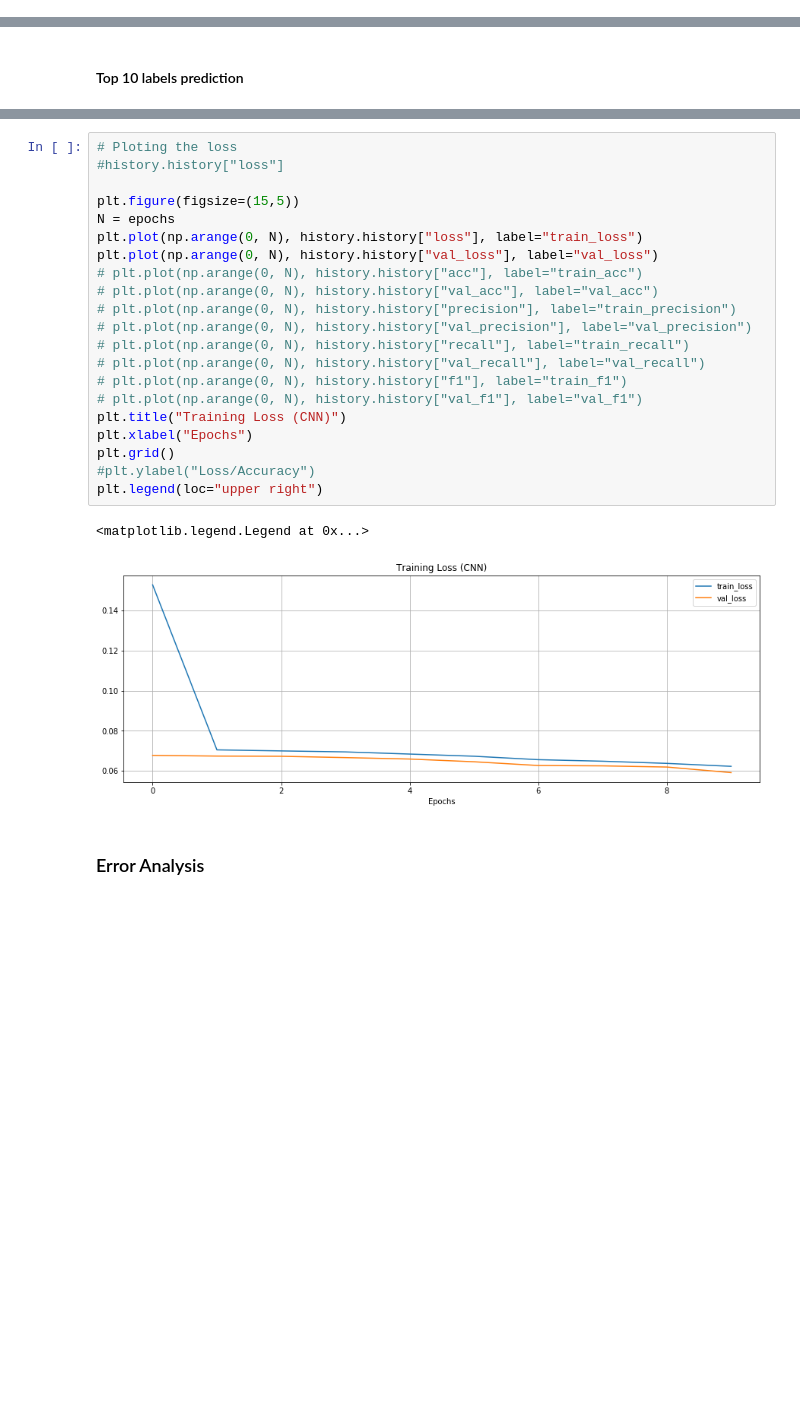
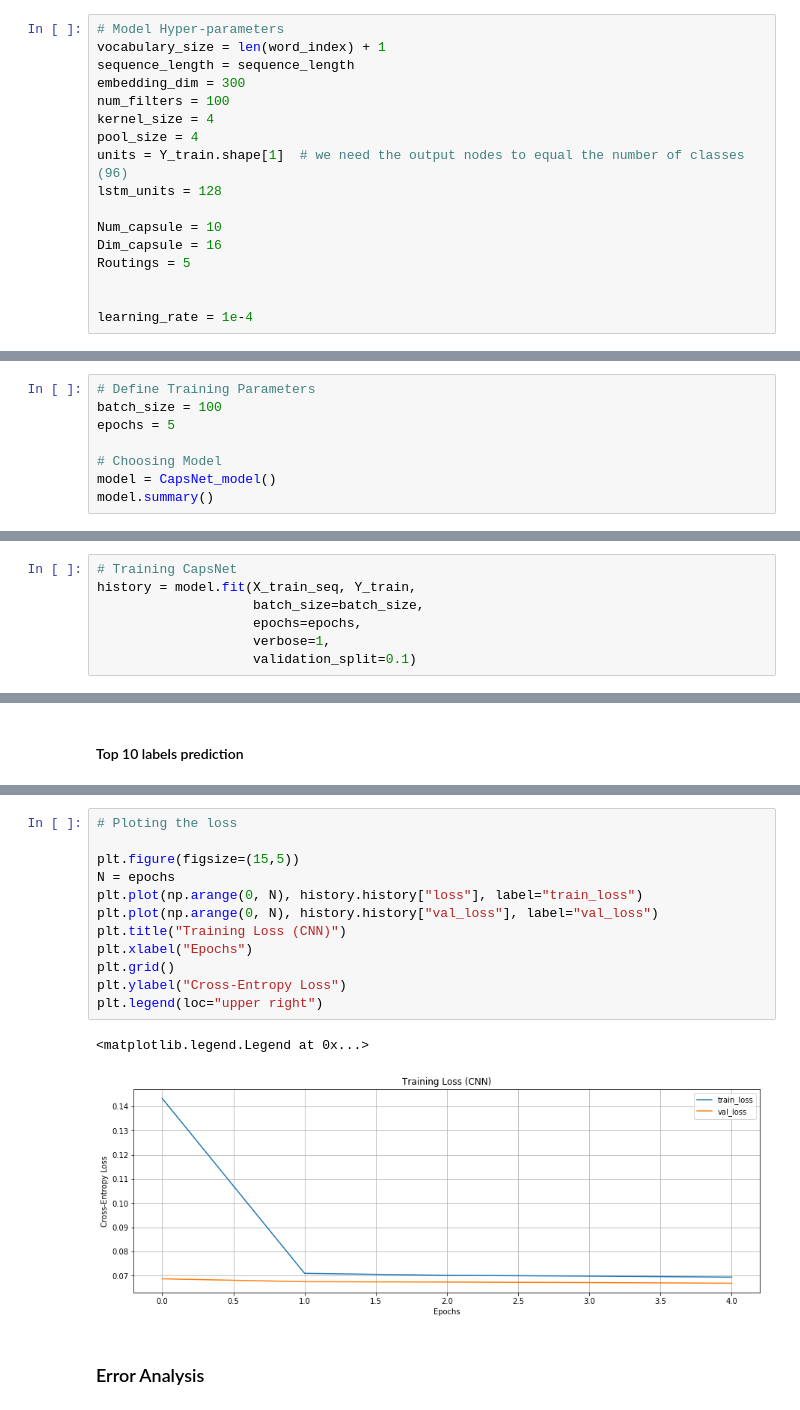
Before and after one commit to saurav-datta/patent_classification-Keras, a Jupyter notebook: Main_Notebook_New.ipynb, the cells around one changed output, grey strips where cells are left out. Cells and saved outputs as stored; diff of their text form; blank space fills up the shorter version.

```diff
--- a/Main_Notebook_New.ipynb
+++ b/Main_Notebook_New.ipynb
@@ -1118,0 +1126,17 @@ def CNN_BiLSTM_model():
+# %%
+# Model Hyper-parameters
+vocabulary_size = len(word_index) + 1
+sequence_length = sequence_length
+embedding_dim = 300
+num_filters = 100
+kernel_size = 4
+pool_size = 4
+units = Y_train.shape[1]  # we need the output nodes to equal the number of classes (96)
+lstm_units = 128
+
+Num_capsule = 10
+Dim_capsule = 16
+Routings = 5
+
+
+learning_rate = 1e-4
@@ -1324,0 +1536,8 @@ Epoch 10/10
+# %%
+# Define Training Parameters
+batch_size = 100
+epochs = 5
+
+# Choosing Model
+model = CapsNet_model()
+model.summary()
@@ -1324,0 +1562,7 @@ Epoch 10/10
+# %%
+# Training CapsNet
+history = model.fit(X_train_seq, Y_train,
+                    batch_size=batch_size,
+                    epochs=epochs,
+                    verbose=1,
+                    validation_split=0.1)
@@ -1550,26 +1834,17 @@ f1: 0.14269271768632177
 # %%
 # Ploting the loss
-#history.history["loss"]
 
 plt.figure(figsize=(15,5))
 N = epochs
 plt.plot(np.arange(0, N), history.history["loss"], label="train_loss")
 plt.plot(np.arange(0, N), history.history["val_loss"], label="val_loss")
-# plt.plot(np.arange(0, N), history.history["acc"], label="train_acc")
-# plt.plot(np.arange(0, N), history.history["val_acc"], label="val_acc")
-# plt.plot(np.arange(0, N), history.history["precision"], label="train_precision")
-# plt.plot(np.arange(0, N), history.history["val_precision"], label="val_precision")
-# plt.plot(np.arange(0, N), history.history["recall"], label="train_recall")
-# plt.plot(np.arange(0, N), history.history["val_recall"], label="val_recall")
-# plt.plot(np.arange(0, N), history.history["f1"], label="train_f1")
-# plt.plot(np.arange(0, N), history.history["val_f1"], label="val_f1")
 plt.title("Training Loss (CNN)")
 plt.xlabel("Epochs")
 plt.grid()
-#plt.ylabel("Loss/Accuracy")
+plt.ylabel("Cross-Entropy Loss")
 plt.legend(loc="upper right")
 # %% [output]
 <matplotlib.legend.Legend at 0x...>
-[figure, old version]
+[figure, new version]
 # %% [markdown]
 ### Error Analysis
```
Also changed, not shown: parts of 57 cells of this notebook, 3 other files.
